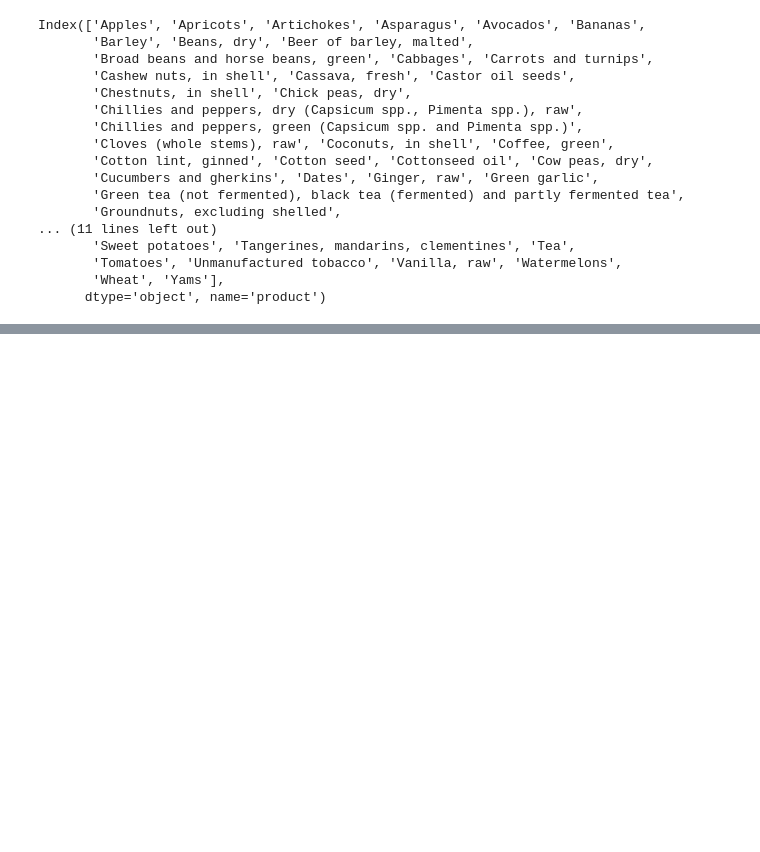
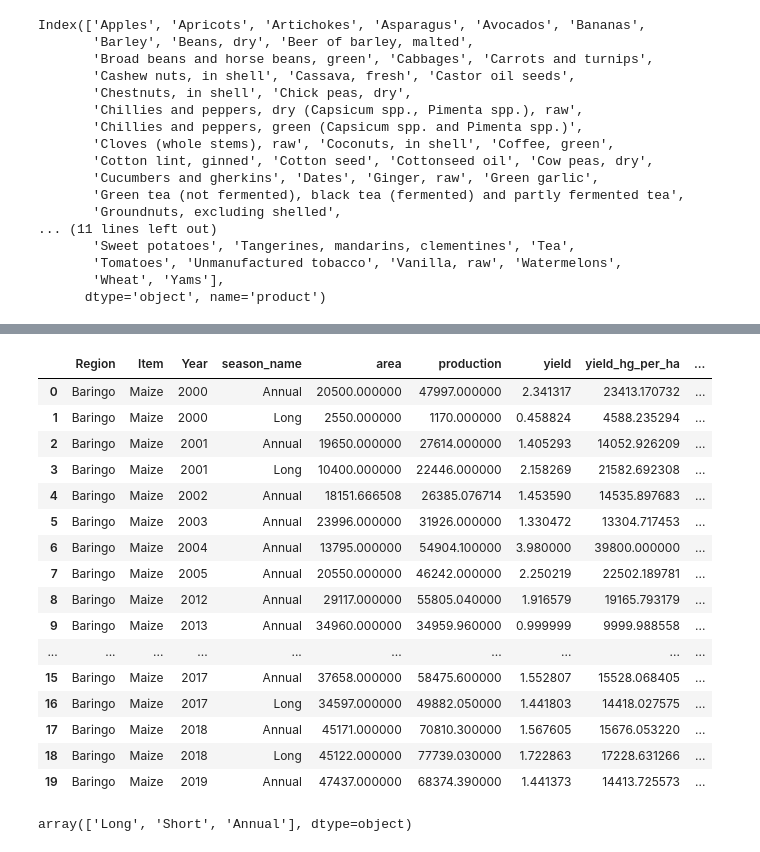
Before and after one commit to sheillamacharia/Regional_Crop_Yield_Prediction_Kenya, a Jupyter notebook: Notebooks/Sheilla.ipynb, the cells around one changed output, grey strips where cells are left out. Saved outputs shown, nothing was run; the diff lists cells and outputs as text; code cells hidden in the pictures; blank space fills up the shorter version.

```diff
--- a/Notebooks/Sheilla.ipynb
+++ b/Notebooks/Sheilla.ipynb
@@ -964,0 +466,15 @@ merged_final.to_csv('clean_data.csv', index=False)
+# %%
+# remove ' Average' from Month Average
+Temp_df['month_short'] = Temp_df['Month Average'].str.replace(' Average','', regex=False)
+Rainfall_df['month_short'] = Rainfall_df['Month Average'].str.replace(' Average','', regex=False)
+
+# map short month names to numbers
+month_map = {'Jan':1,'Feb':2,'Mar':3,'Apr':4,'May':5,'Jun':6,
+             'Jul':7,'Aug':8,'Sep':9,'Oct':10,'Nov':11,'Dec':12}
+
+Temp_df['month'] = Temp_df['month_short'].map(month_map)
+Rainfall_df['month'] = Rainfall_df['month_short'].map(month_map)
+
+# verify mapping worked
+print(Temp_df[['Month Average','month_short','month']].head(12))
+print(Rainfall_df[['Month Average','month_short','month']].head(12))
@@ -964,0 +499,21 @@ merged_final.to_csv('clean_data.csv', index=False)
+# %%
+
+#Define a safe seasonal aggregation function
+def seasonal_climate(temp_df, rain_df, month, label):
+    t = temp_df[temp_df['month'].isin(month)].groupby('Year', as_index=False)['Temperature - (Celsius)'].mean()
+    r = rain_df[rain_df['month'].isin(month)].groupby('Year', as_index=False)['Rainfall - (MM)'].sum()
+    df = pd.merge(t, r, on='Year', how='outer')  # use outer to preserve all years
+    df['season_name'] = label
+    return df
+
+# Create seasonal climate
+long_clim = seasonal_climate(Temp_df, Rainfall_df, [3,4,5,6,7,8], 'Long')
+short_clim = seasonal_climate(Temp_df, Rainfall_df, [10,11,12], 'Short')
+annual_clim = seasonal_climate(Temp_df, Rainfall_df, list(range(1,13)), 'Annual')
+
+# Concatenate all seasons
+climate = pd.concat([long_clim, short_clim, annual_clim], ignore_index=True)
+
+# Check
+print(climate['season_name'].unique())
+print(climate.head())
@@ -964,0 +528,30 @@ merged_final.to_csv('clean_data.csv', index=False)
+# %%
+final = base_wide.merge(
+    climate,
+    on=['Year','season_name'],
+    how='left'
+)
+# %%
+final.head(20)
+# %% [output]
+|  | Region | Item | Year | season_name | area | production | yield | yield_hg_per_ha | ... |
+| 0 | Baringo | Maize | 2000 | Annual | 20500.000000 | 47997.000000 | 2.341317 | 23413.170732 | ... |
+| 1 | Baringo | Maize | 2000 | Long | 2550.000000 | 1170.000000 | 0.458824 | 4588.235294 | ... |
+| 2 | Baringo | Maize | 2001 | Annual | 19650.000000 | 27614.000000 | 1.405293 | 14052.926209 | ... |
+| 3 | Baringo | Maize | 2001 | Long | 10400.000000 | 22446.000000 | 2.158269 | 21582.692308 | ... |
+| 4 | Baringo | Maize | 2002 | Annual | 18151.666508 | 26385.076714 | 1.453590 | 14535.897683 | ... |
+| 5 | Baringo | Maize | 2003 | Annual | 23996.000000 | 31926.000000 | 1.330472 | 13304.717453 | ... |
+| 6 | Baringo | Maize | 2004 | Annual | 13795.000000 | 54904.100000 | 3.980000 | 39800.000000 | ... |
+| 7 | Baringo | Maize | 2005 | Annual | 20550.000000 | 46242.000000 | 2.250219 | 22502.189781 | ... |
+| 8 | Baringo | Maize | 2012 | Annual | 29117.000000 | 55805.040000 | 1.916579 | 19165.793179 | ... |
+| 9 | Baringo | Maize | 2013 | Annual | 34960.000000 | 34959.960000 | 0.999999 | 9999.988558 | ... |
+| ... | ... | ... | ... | ... | ... | ... | ... | ... | ... |
+| 15 | Baringo | Maize | 2017 | Annual | 37658.000000 | 58475.600000 | 1.552807 | 15528.068405 | ... |
+| 16 | Baringo | Maize | 2017 | Long | 34597.000000 | 49882.050000 | 1.441803 | 14418.027575 | ... |
+| 17 | Baringo | Maize | 2018 | Annual | 45171.000000 | 70810.300000 | 1.567605 | 15676.053220 | ... |
+| 18 | Baringo | Maize | 2018 | Long | 45122.000000 | 77739.030000 | 1.722863 | 17228.631266 | ... |
+| 19 | Baringo | Maize | 2019 | Annual | 47437.000000 | 68374.390000 | 1.441373 | 14413.725573 | ... |
+# %%
+climate['season_name'].unique()
+# %% [output]
+array(['Long', 'Short', 'Annual'], dtype=object)
```
Also changed, not shown: parts of 84 cells of this notebook, 1 other file.
